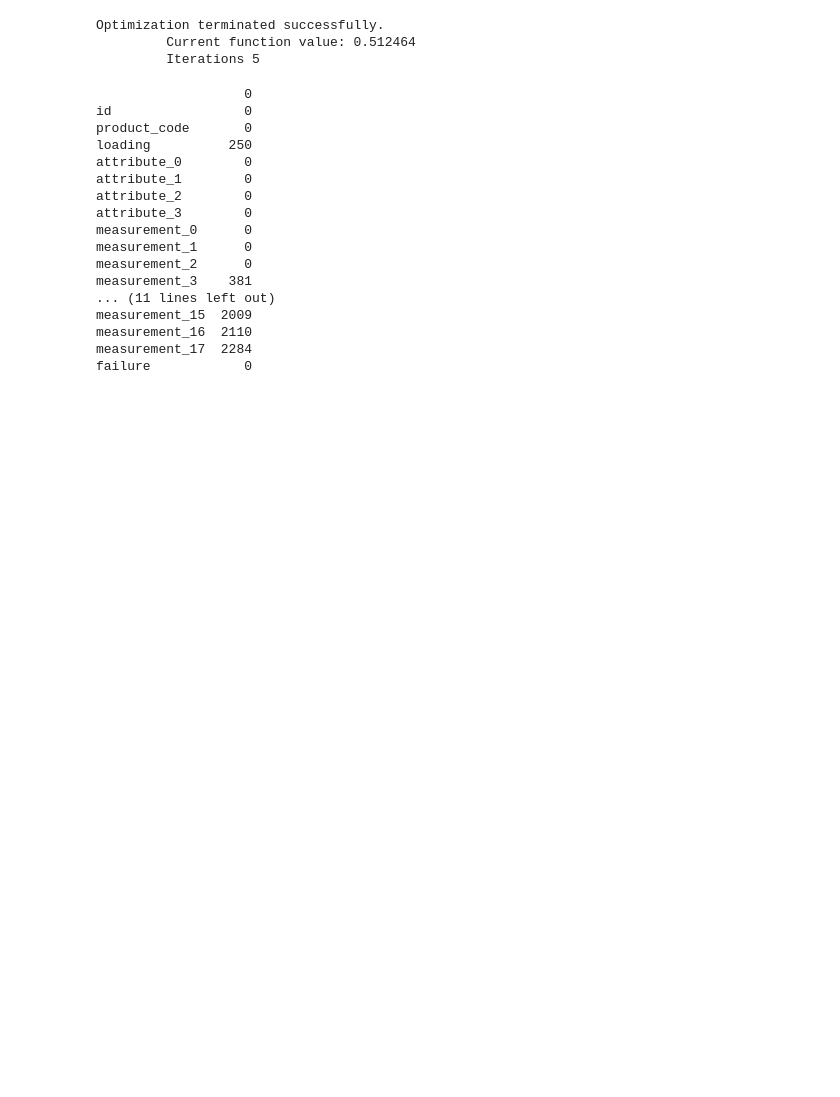
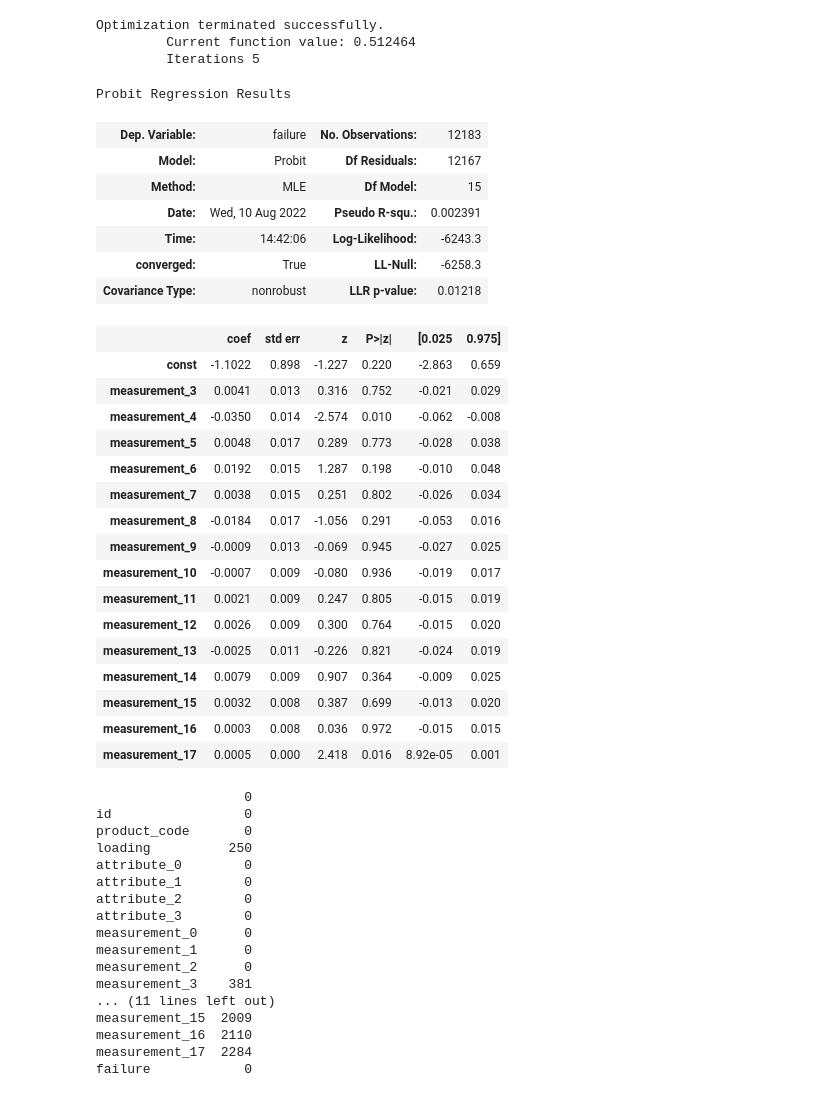
Before and after one commit to indhra/2019, a Jupyter notebook: playgroundseries-aug22.ipynb, the cells around one changed output. Saved outputs shown, nothing was run; the diff lists cells and outputs as text; code cells hidden in the pictures; blank space fills up the shorter version.

```diff
--- a/playgroundseries-aug22.ipynb
+++ b/playgroundseries-aug22.ipynb
@@ -115,6 +115,34 @@ Optimization terminated successfully.
 # main_data.failure.unique()
 # # numer_relat
 # logit_mdl.summary()
+# %%
+logit_mdl.summary()
+# %% [output]
+Probit Regression Results
+| Dep. Variable: | failure | No. Observations: | 12183 |
+| Model: | Probit | Df Residuals: | 12167 |
+| Method: | MLE | Df Model: | 15 |
+| Date: | Wed, 10 Aug 2022 | Pseudo R-squ.: | 0.002391 |
+| Time: | 14:42:06 | Log-Likelihood: | -6243.3 |
+| converged: | True | LL-Null: | -6258.3 |
+| Covariance Type: | nonrobust | LLR p-value: | 0.01218 |
+|  | coef | std err | z | P>|z| | [0.025 | 0.975] |
+| const | -1.1022 | 0.898 | -1.227 | 0.220 | -2.863 | 0.659 |
+| measurement_3 | 0.0041 | 0.013 | 0.316 | 0.752 | -0.021 | 0.029 |
+| measurement_4 | -0.0350 | 0.014 | -2.574 | 0.010 | -0.062 | -0.008 |
+| measurement_5 | 0.0048 | 0.017 | 0.289 | 0.773 | -0.028 | 0.038 |
+| measurement_6 | 0.0192 | 0.015 | 1.287 | 0.198 | -0.010 | 0.048 |
+| measurement_7 | 0.0038 | 0.015 | 0.251 | 0.802 | -0.026 | 0.034 |
+| measurement_8 | -0.0184 | 0.017 | -1.056 | 0.291 | -0.053 | 0.016 |
+| measurement_9 | -0.0009 | 0.013 | -0.069 | 0.945 | -0.027 | 0.025 |
+| measurement_10 | -0.0007 | 0.009 | -0.080 | 0.936 | -0.019 | 0.017 |
+| measurement_11 | 0.0021 | 0.009 | 0.247 | 0.805 | -0.015 | 0.019 |
+| measurement_12 | 0.0026 | 0.009 | 0.300 | 0.764 | -0.015 | 0.020 |
+| measurement_13 | -0.0025 | 0.011 | -0.226 | 0.821 | -0.024 | 0.019 |
+| measurement_14 | 0.0079 | 0.009 | 0.907 | 0.364 | -0.009 | 0.025 |
+| measurement_15 | 0.0032 | 0.008 | 0.387 | 0.699 | -0.013 | 0.020 |
+| measurement_16 | 0.0003 | 0.008 | 0.036 | 0.972 | -0.015 | 0.015 |
+| measurement_17 | 0.0005 | 0.000 | 2.418 | 0.016 | 8.92e-05 | 0.001 |
 # %%
 ### percentage of missing values of each column
 
```
Also changed, not shown: parts of 17 cells of this notebook.
